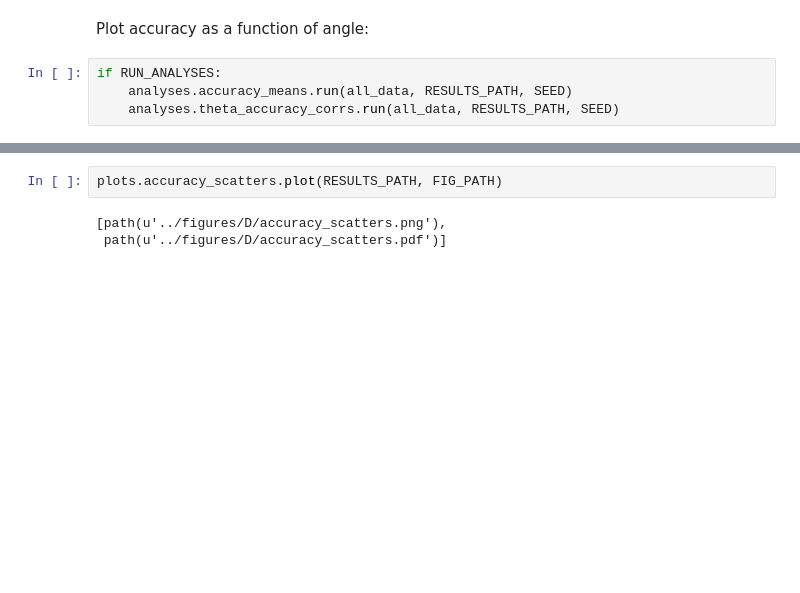
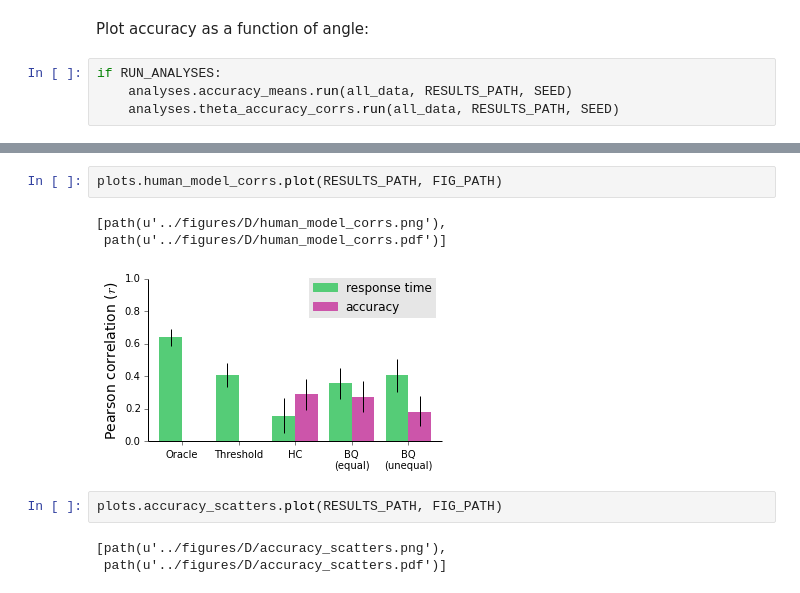
Before and after one commit to jhamrick/optimal-mental-rotation, a Jupyter notebook: analysis/experiment-analysis.ipynb, the cells around one changed output, grey strips where cells are left out. Saved outputs shown, nothing was run; the diff lists cells and outputs as text; blank space fills up the shorter version.

```diff
--- a/analysis/experiment-analysis.ipynb
+++ b/analysis/experiment-analysis.ipynb
@@ -216,3 +222,9 @@ plots.theta_accuracy_corrs.plot(RESULTS_PATH, FIG_PATH)
+# %%
+plots.human_model_corrs.plot(RESULTS_PATH, FIG_PATH)
+# %% [output]
+[path(u'../figures/D/human_model_corrs.png'),
+ path(u'../figures/D/human_model_corrs.pdf')]
+[figure, added]
 # %%
 plots.accuracy_scatters.plot(RESULTS_PATH, FIG_PATH)
 # %% [output]
```
Also changed, not shown: parts of 7 cells of this notebook.
